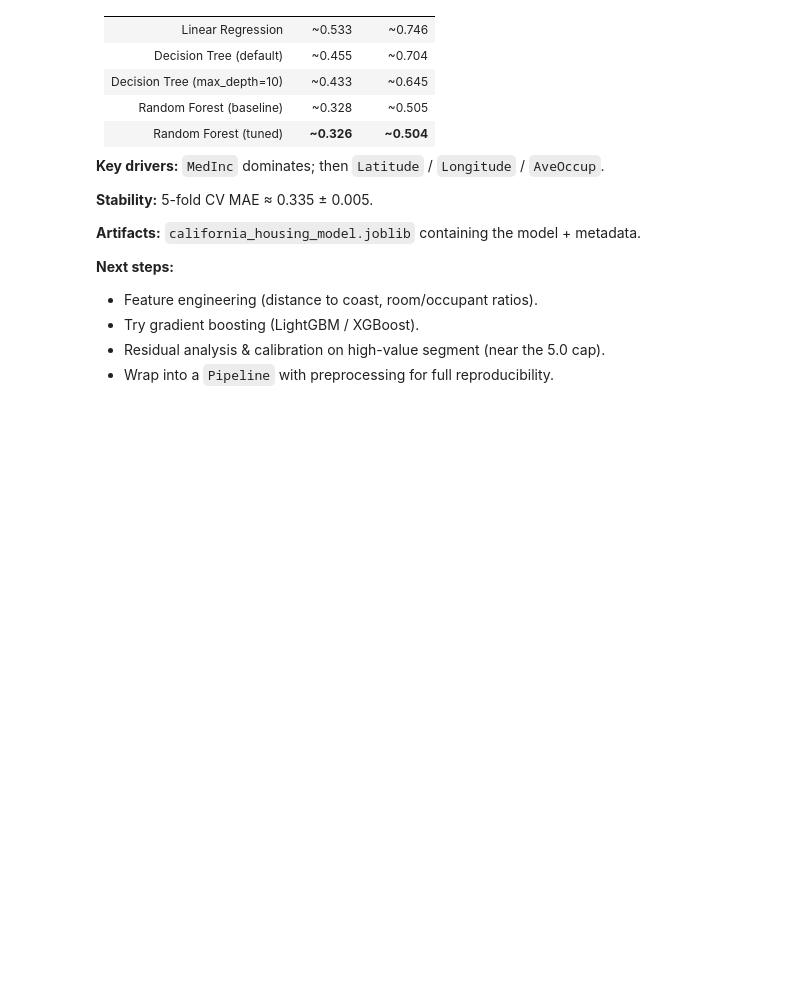
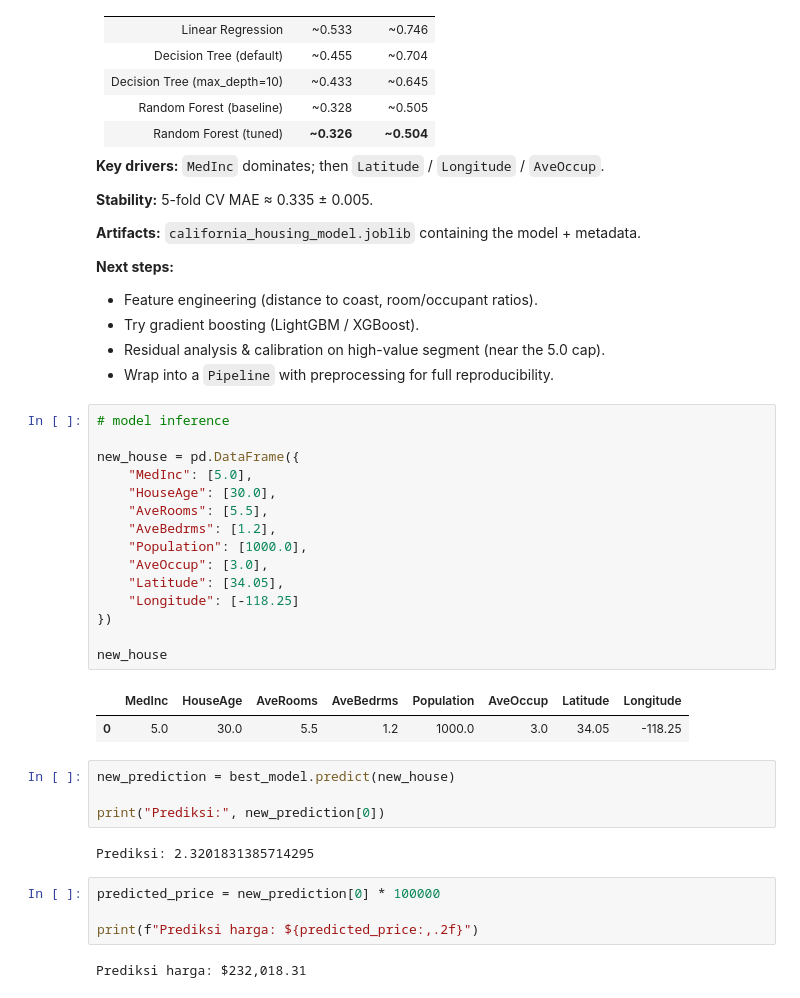
Before and after one commit to rinosetiyo/california-housing-project, a Jupyter notebook: notebooks/california_housing.ipynb, the cells around one changed output. Saved outputs shown, nothing was run; the diff lists cells and outputs as text; blank space fills up the shorter version.

```diff
--- a/notebooks/california_housing.ipynb
+++ b/notebooks/california_housing.ipynb
@@ -346,3 +346,33 @@ Actual           : [0.477   0.458   5.00001 2.186   2.78   ]
 - Try gradient boosting (LightGBM / XGBoost).
 - Residual analysis & calibration on high-value segment (near the 5.0 cap).
 - Wrap into a `Pipeline` with preprocessing for full reproducibility.
+# %%
+# model inference
+
+new_house = pd.DataFrame({
+    "MedInc": [5.0],
+    "HouseAge": [30.0],
+    "AveRooms": [5.5],
+    "AveBedrms": [1.2],
+    "Population": [1000.0],
+    "AveOccup": [3.0],
+    "Latitude": [34.05],
+    "Longitude": [-118.25]
+})
+
+new_house
+# %% [output]
+|  | MedInc | HouseAge | AveRooms | AveBedrms | Population | AveOccup | Latitude | Longitude |
+| 0 | 5.0 | 30.0 | 5.5 | 1.2 | 1000.0 | 3.0 | 34.05 | -118.25 |
+# %%
+new_prediction = best_model.predict(new_house)
+
+print("Prediksi:", new_prediction[0])
+# %% [output]
+Prediksi: 2.3201831385714295
+# %%
+predicted_price = new_prediction[0] * 100000
+
+print(f"Prediksi harga: ${predicted_price:,.2f}")
+# %% [output]
+Prediksi harga: $232,018.31
```
Also changed, not shown: parts of 9 cells of this notebook, 5 other files.
